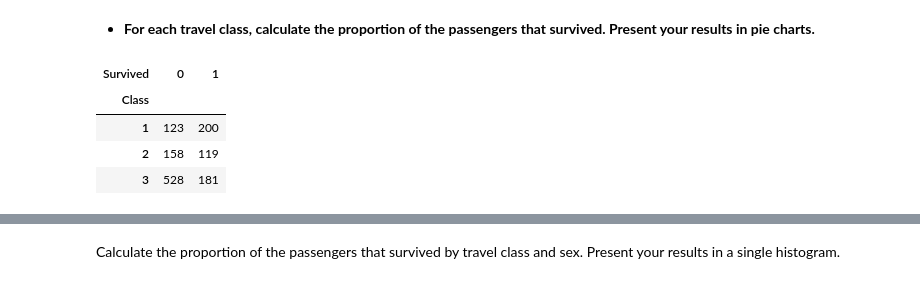
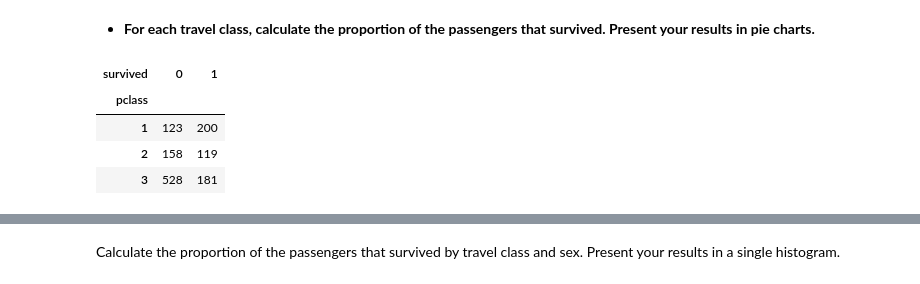
Before and after one commit to mathildemrt/ada, a Jupyter notebook: 01 - Pandas and Data Wrangling/Homework 1.ipynb, the cells around one changed output, grey strips where cells are left out. Cells and saved outputs as stored; diff of their text form; code cells hidden in the pictures.

Commit message:
Moved import on top of the notebook Updated task 3.4 -  used cross table

```diff
--- a/01 - Pandas and Data Wrangling/Homework 1.ipynb
+++ b/01 - Pandas and Data Wrangling/Homework 1.ipynb
@@ -312,24 +308,15 @@ plt.show()
 [figure]
 # %% [markdown]
 * **For each travel class, calculate the proportion of the passengers that survived. Present your results in pie charts.**
-# %%
-passengers_first = passengers[(passengers['pclass'] == 1)]
-passengers_second = passengers[(passengers['pclass'] == 2)]
-passengers_third = passengers[(passengers['pclass'] == 3)]
-
-survivors = pd.DataFrame([ passengers_first.survived.value_counts(),
-                            passengers_second.survived.value_counts(),
-                            passengers_third.survived.value_counts() ],
-                        index=[1,2,3])
-survivors.index.names = ['Class']
-survivors.columns.names = ['Survived']
-survivors
-# %% [output]
-| Survived | 0 | 1 |
-| Class |  |  |
-| 1 | 123 | 200 |
-| 2 | 158 | 119 |
-| 3 | 528 | 181 |
+# %%
+survivors = pd.crosstab(passengers['pclass'],passengers['survived'])
+survivors
+# %% [output]
+| survived | 0 | 1 |
+| pclass |  |  |
+| 1 | 123 | 200 |
+| 2 | 158 | 119 |
+| 3 | 528 | 181 |
 # %%
 def pie_chart(data, subplot, title):
     ax = subplot
```
Also changed, not shown: parts of 4 cells of this notebook.
